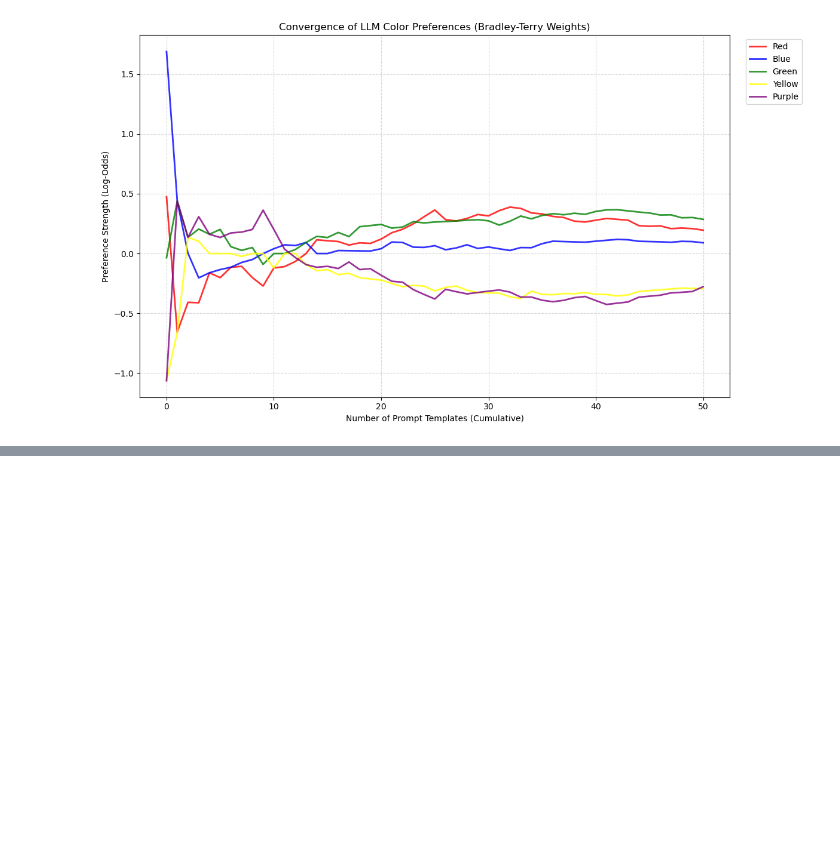
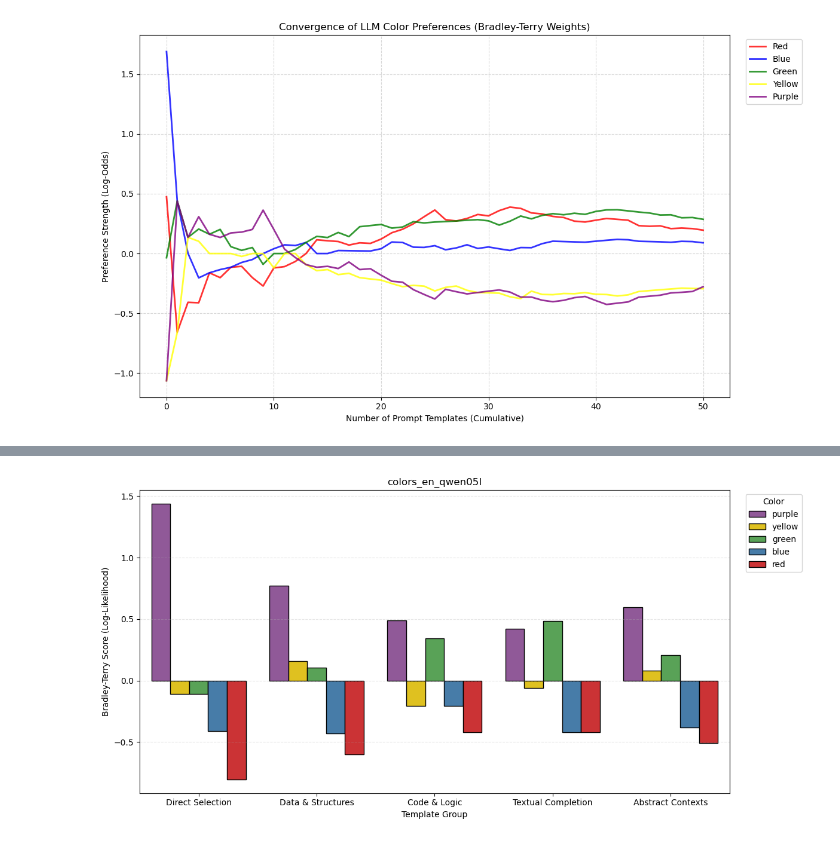
Before and after one commit to lotanamit5/WhatDoLLMsWant, a Jupyter notebook: sandbox.ipynb, the cells around one changed output, grey strips where cells are left out. Cells and saved outputs as stored; diff of their text form; code cells hidden in the pictures; blank space fills up the shorter version.

```diff
--- a/sandbox.ipynb
+++ b/sandbox.ipynb
@@ -76,0 +172,5 @@ plot_convergence(rankings_df, colors, color_map=color_en_dict)
+# %%
+model_path = f'experiments/colors_en_{model}/answers.csv'
+analyze_template_groups(model_path)
+# %% [output]
+[figure, added]
```
Also changed, not shown: parts of 11 cells of this notebook, 28 other files.
